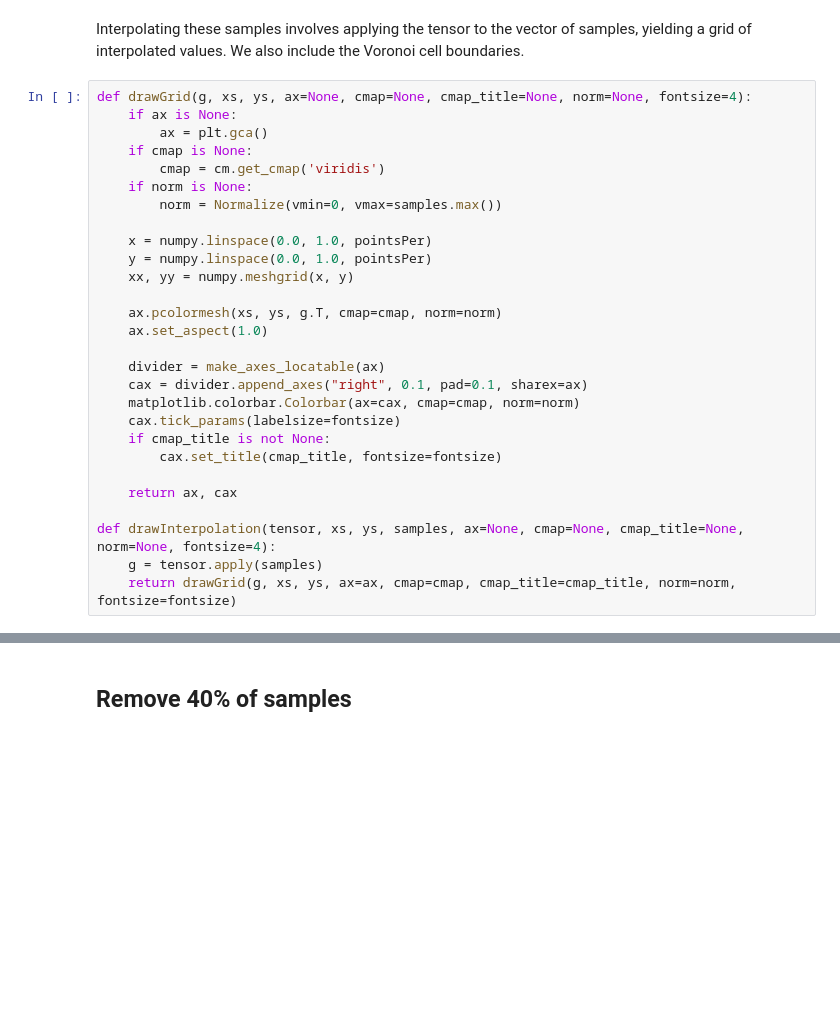
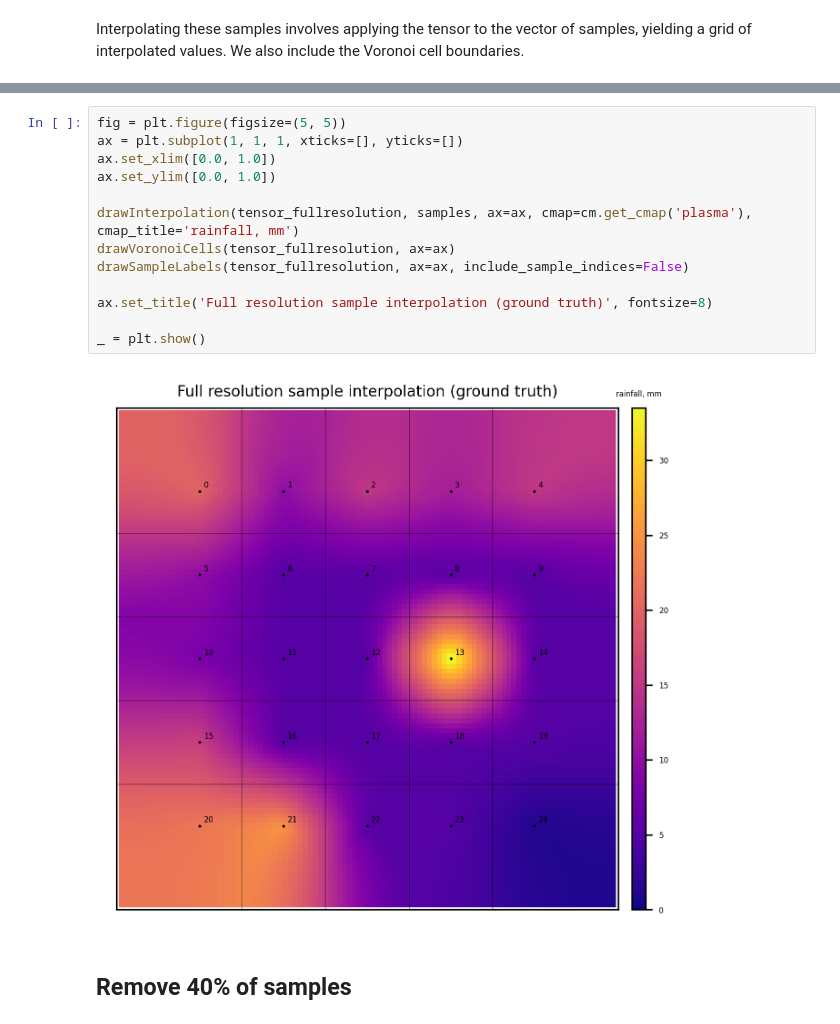
Before and after one commit to simoninireland/sensor-placement, a Jupyter notebook: simple.ipynb, the cells around one changed output, grey strips where cells are left out. Drawn from its saved outputs; the diff is of its cells as text; blank space fills up the shorter version.

```diff
--- a/simple.ipynb
+++ b/simple.ipynb
@@ -145,30 +123,2 @@ _ = plt.show()
 # %% [markdown]
 Interpolating these samples involves applying the tensor to the vector of samples, yielding a grid of interpolated values. We also include the Voronoi cell boundaries.
-# %%
-def drawGrid(g, xs, ys, ax=None, cmap=None, cmap_title=None, norm=None, fontsize=4):
-    if ax is None:
-        ax = plt.gca()
-    if cmap is None:
-        cmap = cm.get_cmap('viridis')
-    if norm is None:
-        norm = Normalize(vmin=0, vmax=samples.max())
-
-    x = numpy.linspace(0.0, 1.0, pointsPer)
-    y = numpy.linspace(0.0, 1.0, pointsPer)
-    xx, yy = numpy.meshgrid(x, y)
-
-    ax.pcolormesh(xs, ys, g.T, cmap=cmap, norm=norm)
-    ax.set_aspect(1.0)
-
-    divider = make_axes_locatable(ax)
-    cax = divider.append_axes("right", 0.1, pad=0.1, sharex=ax)
-    matplotlib.colorbar.Colorbar(ax=cax, cmap=cmap, norm=norm)
-    cax.tick_params(labelsize=fontsize)
-    if cmap_title is not None:
-        cax.set_title(cmap_title, fontsize=fontsize)
-
-    return ax, cax
-
-def drawInterpolation(tensor, xs, ys, samples, ax=None, cmap=None, cmap_title=None, norm=None, fontsize=4):
-    g = tensor.apply(samples)
-    return drawGrid(g, xs, ys, ax=ax, cmap=cmap, cmap_title=cmap_title, norm=norm, fontsize=fontsize)
@@ -198,3 +125,18 @@ _ = plt.show()
+# %%
+fig = plt.figure(figsize=(5, 5))
+ax = plt.subplot(1, 1, 1, xticks=[], yticks=[])
+ax.set_xlim([0.0, 1.0])
+ax.set_ylim([0.0, 1.0])
+
+drawInterpolation(tensor_fullresolution, samples, ax=ax, cmap=cm.get_cmap('plasma'), cmap_title='rainfall, mm')
+drawVoronoiCells(tensor_fullresolution, ax=ax)
+drawSampleLabels(tensor_fullresolution, ax=ax, include_sample_indices=False)
+
+ax.set_title('Full resolution sample interpolation (ground truth)', fontsize=8)
+
+_ = plt.show()
+# %% [output]
+[figure, added]
 # %% [markdown]
 ## Remove 40% of samples
 # %% [markdown]
```
Also changed, not shown: parts of 19 cells of this notebook.
